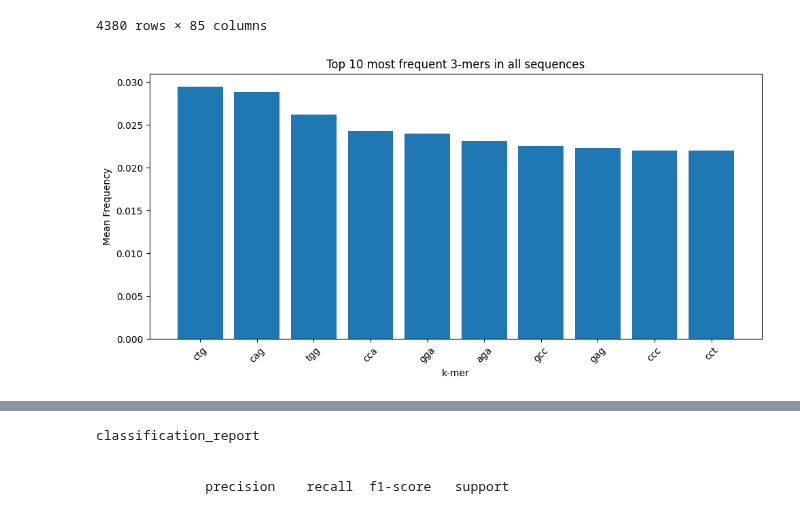
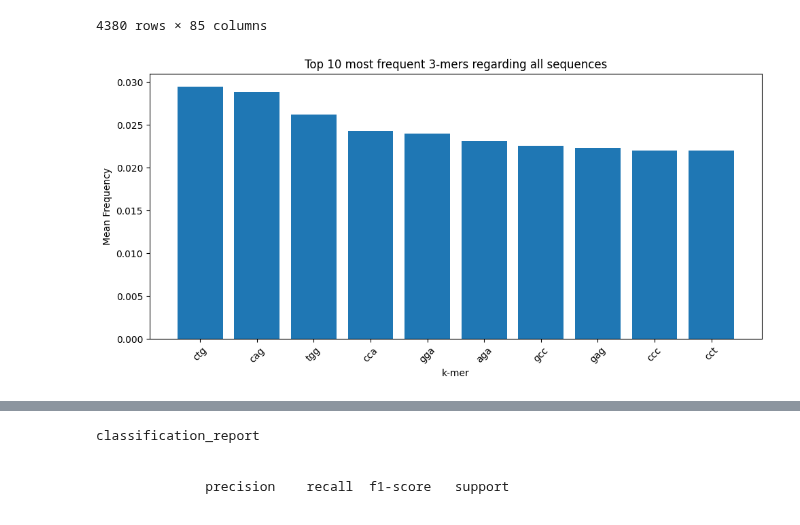
Before and after one commit to YamenNahhas/my-data-project, a Jupyter notebook: notebooks/DNA classification/Human Data Sequnence.ipynb, the cells around one changed output, grey strips where cells are left out. Saved outputs shown, nothing was run; the diff lists cells and outputs as text; code cells hidden in the pictures.

Commit message:
some processing by kmers

```diff
--- a/notebooks/DNA classification/Human Data Sequnence.ipynb
+++ b/notebooks/DNA classification/Human Data Sequnence.ipynb
@@ -275,24 +275,24 @@ kmer_freq_df
 | 4379 | ATGCAGTCCTTTCGGGAGCAAAGCAGTTACCAC... | 0.010941 | 0.006565 | 0.017505 | 0.004376 | 0.019694 | 0.017505 | 0.008753 | 0.006565 | 0.019694 | ... | ... |
 4380 rows × 85 columns
 # %%
-#calculation of mean value for each kmer in all sequences
+#calculation of mean value for each kmer regarding all sequences
 kmer_means = kmer_freq_df.drop(columns=["sequence"]).mean()
 kmer_means_df = kmer_means.reset_index()
 kmer_means_df.columns = ["kmer", "mean_frequency"]
 kmer_means_df = kmer_means_df.sort_values(by='mean_frequency', ascending=False)
 # visualization of top ten mean
 top_kmers = kmer_means_df.head(10)
 
 fig, ax = plt.subplots(figsize=(10, 5))
 
 ax.bar(top_kmers["kmer"], top_kmers["mean_frequency"])
 ax.set_xlabel("k-mer")
 ax.set_ylabel("Mean Frequency")
-ax.set_title("Top 10 most frequent 3-mers in all sequences")
+ax.set_title("Top 10 most frequent 3-mers regarding all sequences")
 ax.set_xticklabels(top_kmers["kmer"], rotation=45)  # rotate x-axis labels
 
 fig.tight_layout()
 plt.show()
 # %% [output]
-[figure, old version]
+[figure, new version]
 # %%
```
Also changed, not shown: parts of 2 cells of this notebook.
